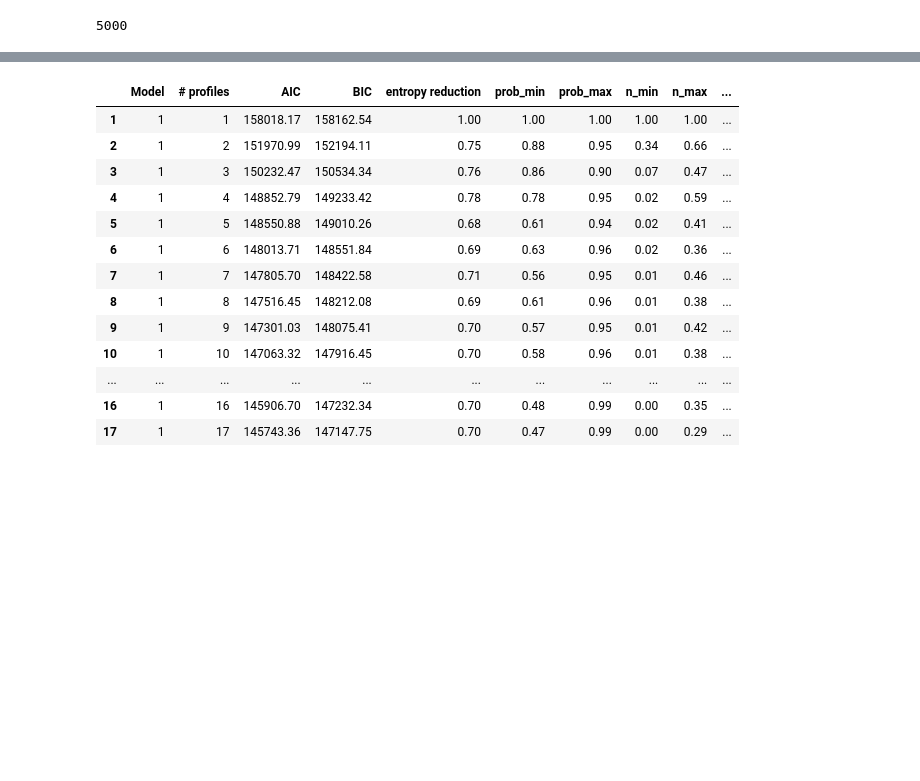
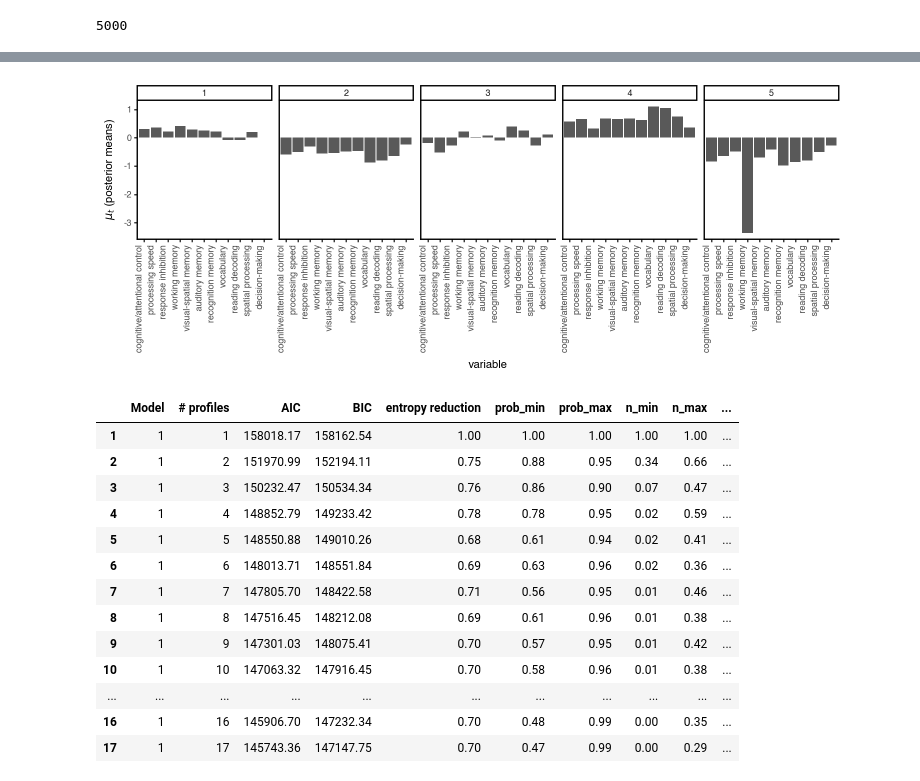
Before and after one commit to SamPaskewitz/Bayesian_LPA_ABCD_neurocog_externalizing, a Jupyter notebook: extra ABCD DPM-LPA figures.ipynb, the cells around one changed output, grey strips where cells are left out. Saved outputs shown, nothing was run; the diff lists cells and outputs as text; code cells hidden in the pictures; blank space fills up the shorter version.

```diff
--- a/extra ABCD DPM-LPA figures.ipynb
+++ b/extra ABCD DPM-LPA figures.ipynb
@@ -129,3 +273,21 @@ plot
+# %%
+# profile means of the 5 profile conventional LPA model
+
+clpa5_means = pd.read_csv('/Users/sampaskewitz/Documents/ABCD model fitting/conventional LPA fitting/conventional 5 profile LPA means.csv')
+
+x_names = pd.Categorical(nice_x_names[clpa5_means['variable'].values],
+                         x_name_order,
+                         ordered = True)
+clpa5_means['variable'] = x_names
+
+plot = p9.ggplot(clpa5_means, p9.aes(x = 'variable', y = 'mu')) + p9.geom_bar(stat = 'identity')
+plot += p9.theme_classic(base_size = font_size) + p9.theme(figure_size = [5*1.5, 3], axis_text_x = p9.element_text(rotation = 90, hjust = 1))
+plot += p9.facet_wrap('profile', scales = 'free_x', ncol = 5)
+plot += p9.ylab('$\\mu_t$ (posterior means)')
+plot.save(plot_path + 'conventional LPA (5 profile) profile means', dpi = 300)
+plot
+# %% [output]
+[figure, added]
 # %%
 # import fits stats from conventional LPA fits
 fit_stats = pd.read_csv('/Users/sampaskewitz/Documents/ABCD model fitting/conventional LPA fitting/conventional LPA fit stats.csv',
```
Also changed, not shown: parts of 18 cells of this notebook, 1 other file.
